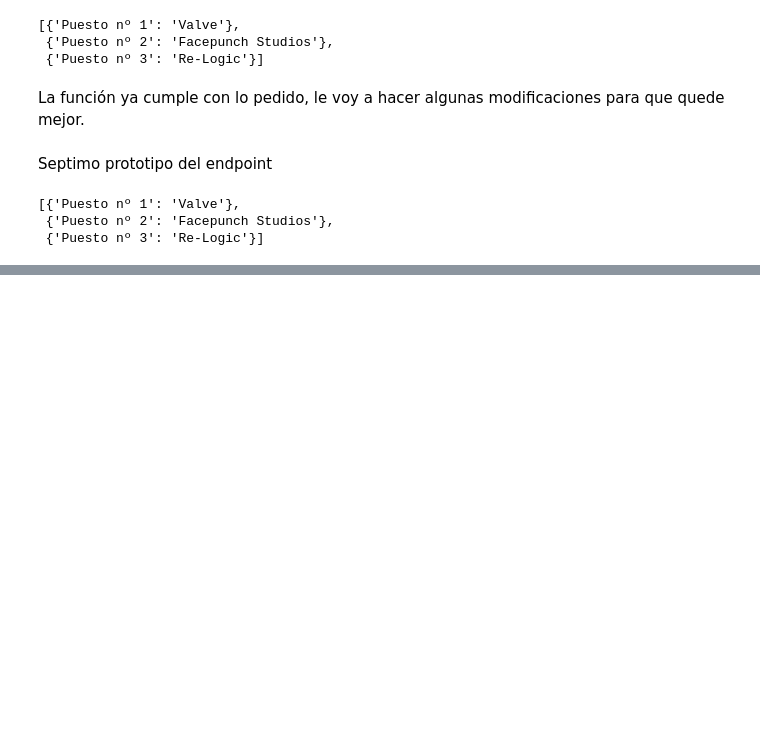
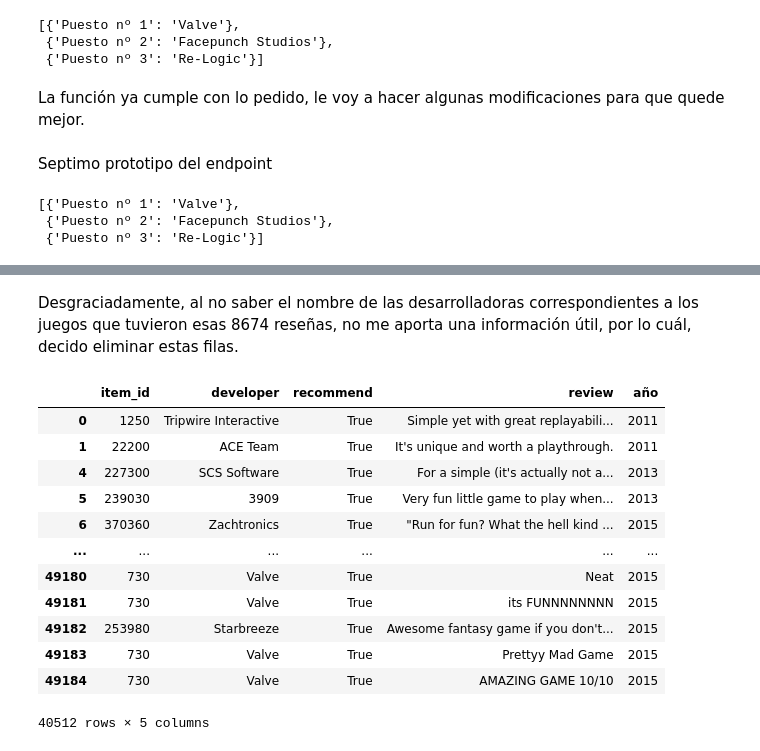
Before and after one commit to Tagliaferro22/steam-games, a Jupyter notebook: endpoints/endpoint_4.ipynb, the cells around one changed output, grey strips where cells are left out. Cells and saved outputs as stored; diff of their text form; code cells hidden in the pictures; blank space fills up the shorter version.

```diff
--- a/endpoints/endpoint_4.ipynb
+++ b/endpoints/endpoint_4.ipynb
@@ -507,0 +552,19 @@ mejor_desarrollador_del_año(2013) # Me devuelve lo mismo, pero de forma mucho m
+# %% [markdown]
+Desgraciadamente, al no saber el nombre de las desarrolladoras correspondientes a los juegos que tuvieron esas 8674 reseñas, no me aporta una información útil, por lo cuál, decido eliminar estas filas.
+# %%
+desarrolladores_y_reseñas.dropna(inplace=True)
+desarrolladores_y_reseñas
+# %% [output]
+|  | item_id | developer | recommend | review | año |
+| 0 | 1250 | Tripwire Interactive | True | Simple yet with great replayabili... | 2011 |
+| 1 | 22200 | ACE Team | True | It's unique and worth a playthrough. | 2011 |
+| 4 | 227300 | SCS Software | True | For a simple (it's actually not a... | 2013 |
+| 5 | 239030 | 3909 | True | Very fun little game to play when... | 2013 |
+| 6 | 370360 | Zachtronics | True | "Run for fun? What the hell kind ... | 2015 |
+| ... | ... | ... | ... | ... | ... |
+| 49180 | 730 | Valve | True | Neat | 2015 |
+| 49181 | 730 | Valve | True | its FUNNNNNNNN | 2015 |
+| 49182 | 253980 | Starbreeze | True | Awesome fantasy game if you don't... | 2015 |
+| 49183 | 730 | Valve | True | Prettyy Mad Game | 2015 |
+| 49184 | 730 | Valve | True | AMAZING GAME 10/10 | 2015 |
+40512 rows × 5 columns
```
Also changed, not shown: parts of 15 cells of this notebook, 1 other file.
